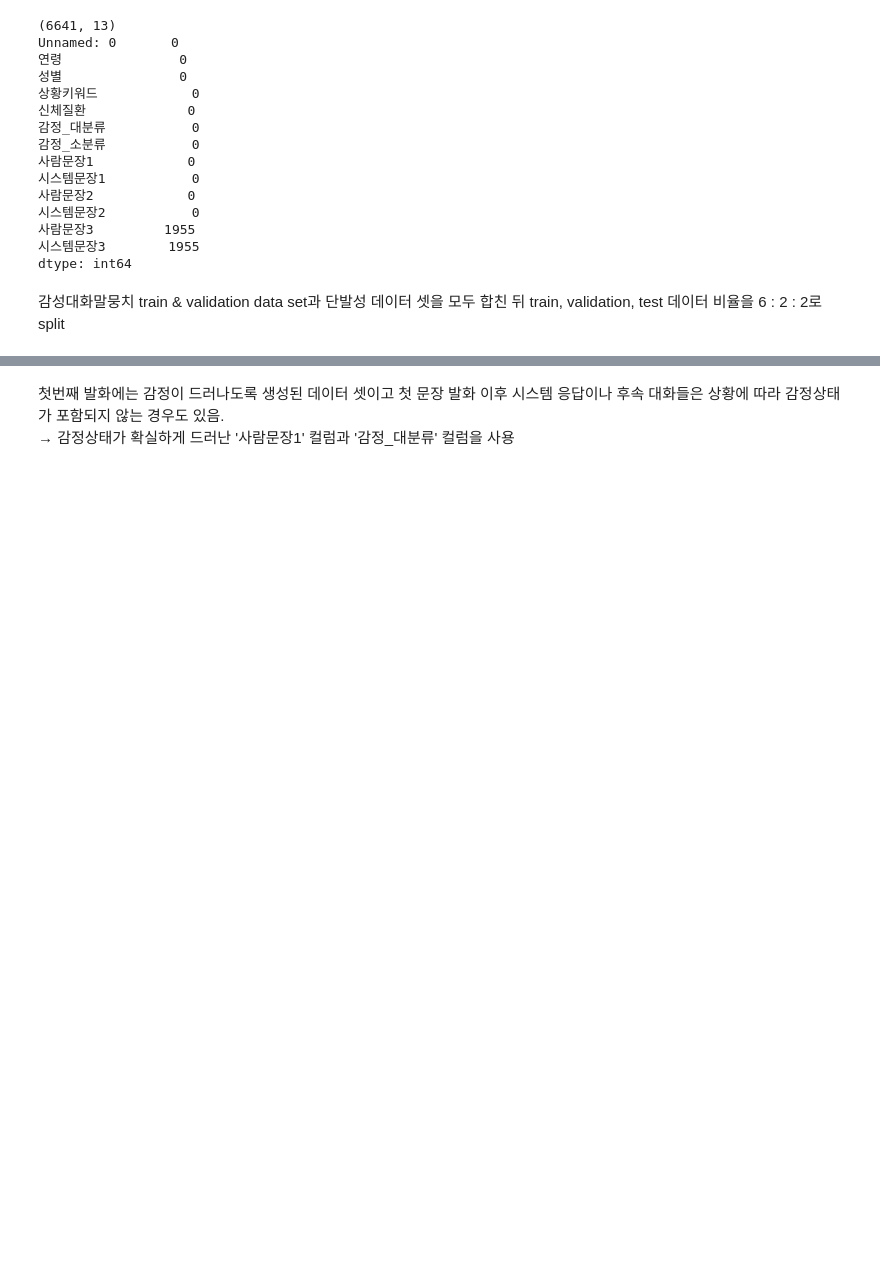
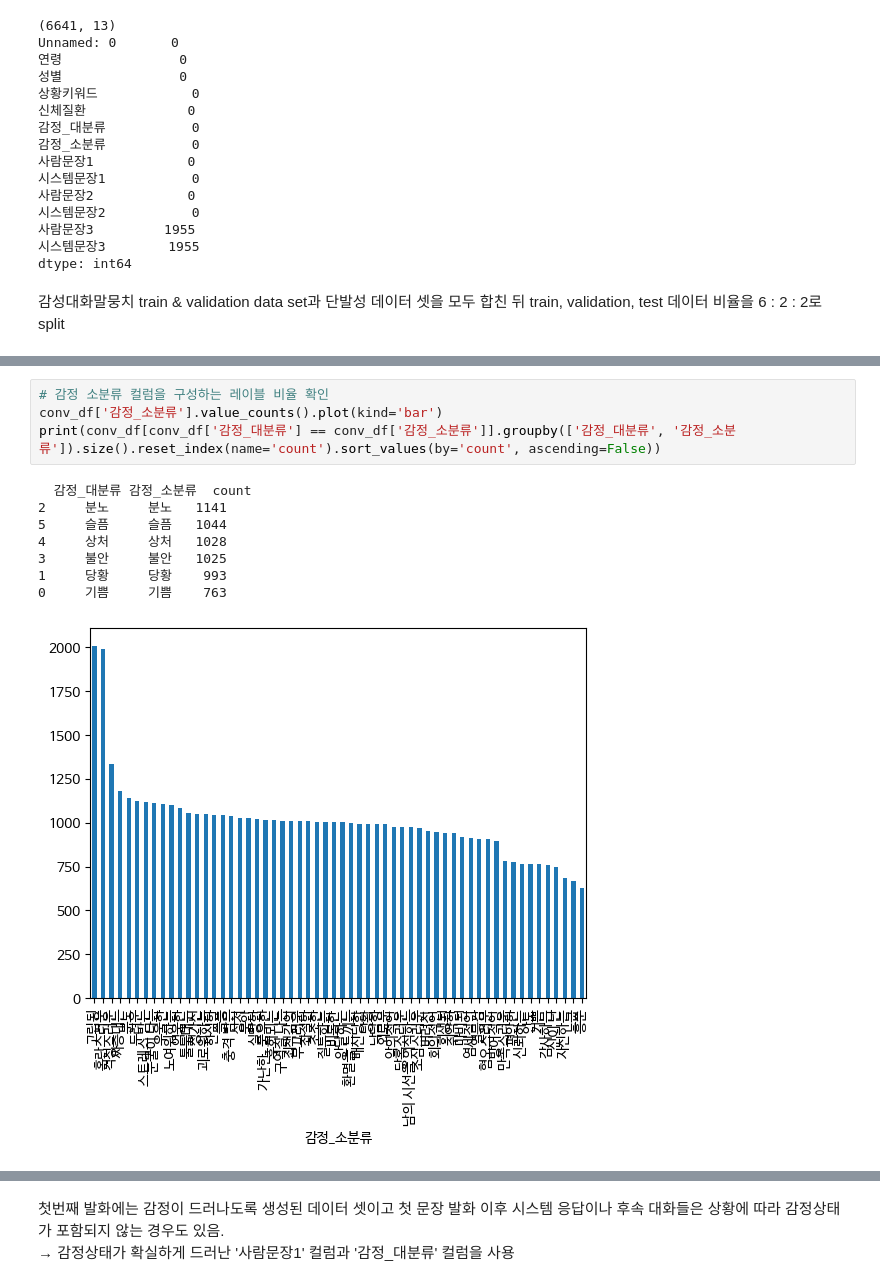
Before and after one commit to JinnieL/Sentiment_Analysis, a Jupyter notebook: KoBERT_환경_설정_감성분석_모델링.ipynb, the cells around one changed output, grey strips where cells are left out. Drawn from its saved outputs; the diff is of its cells as text; blank space fills up the shorter version.

```diff
--- a/KoBERT_환경_설정_감성분석_모델링.ipynb
+++ b/KoBERT_환경_설정_감성분석_모델링.ipynb
@@ -217,3 +188,16 @@ conv_df.sample(10)
+# %%
+# 감정 소분류 컬럼을 구성하는 레이블 비율 확인
+conv_df['감정_소분류'].value_counts().plot(kind='bar')
+print(conv_df[conv_df['감정_대분류'] == conv_df['감정_소분류']].groupby(['감정_대분류', '감정_소분류']).size().reset_index(name='count').sort_values(by='count', ascending=False))
+# %% [output]
+  감정_대분류 감정_소분류  count
+2     분노     분노   1141
+5     슬픔     슬픔   1044
+4     상처     상처   1028
+3     불안     불안   1025
+1     당황     당황    993
+0     기쁨     기쁨    763
+[figure, added]
 # %%
 # 데이터 확인
 conv_df[conv_df['감정_소분류'] == '방어적인'].sample(10)
```
Also changed, not shown: parts of 43 cells of this notebook.
